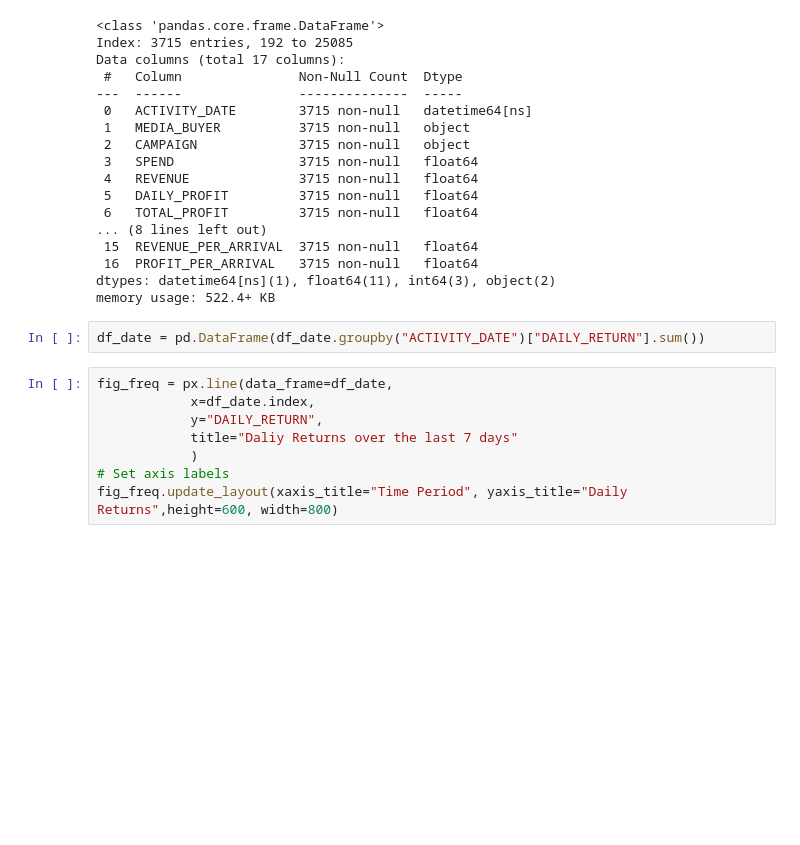
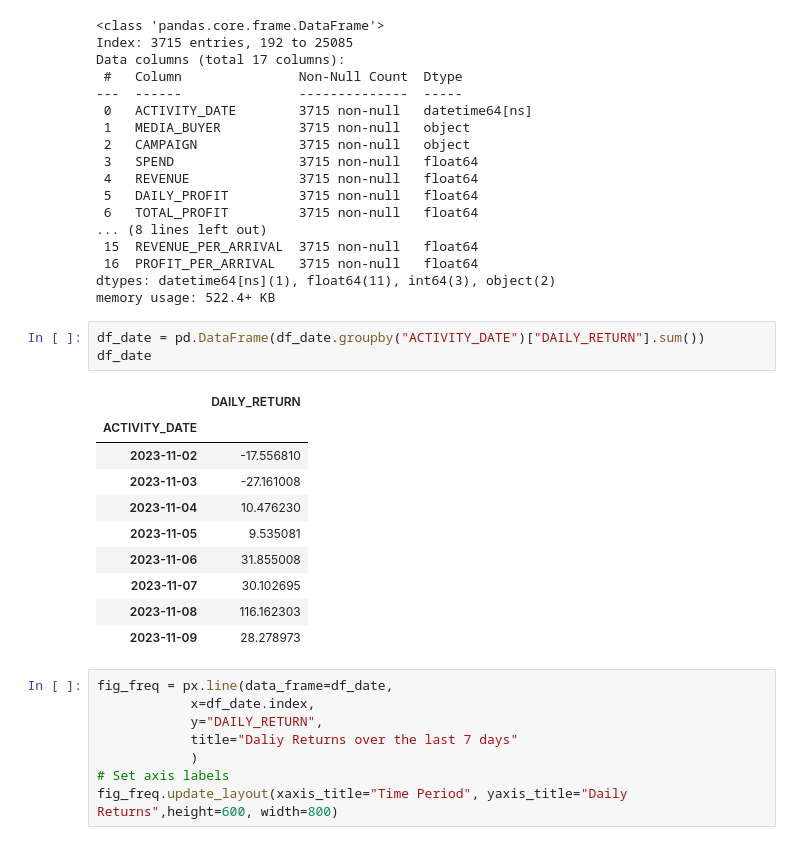
Before and after one commit to Lekewhite01/upwork_projects, a Jupyter notebook: streamlit_app_rick/data_exploration.ipynb, the cells around one changed output. Cells and saved outputs as stored; diff of their text form; blank space fills up the shorter version.

```diff
--- a/streamlit_app_rick/data_exploration.ipynb
+++ b/streamlit_app_rick/data_exploration.ipynb
@@ -136,6 +137,18 @@ dtypes: datetime64[ns](1), float64(11), int64(3), object(2)
 memory usage: 522.4+ KB
 # %%
 df_date = pd.DataFrame(df_date.groupby("ACTIVITY_DATE")["DAILY_RETURN"].sum())
+df_date
+# %% [output]
+|  | DAILY_RETURN |
+| ACTIVITY_DATE |  |
+| 2023-11-02 | -17.556810 |
+| 2023-11-03 | -27.161008 |
+| 2023-11-04 | 10.476230 |
+| 2023-11-05 | 9.535081 |
+| 2023-11-06 | 31.855008 |
+| 2023-11-07 | 30.102695 |
+| 2023-11-08 | 116.162303 |
+| 2023-11-09 | 28.278973 |
 # %%
 fig_freq = px.line(data_frame=df_date,
             x=df_date.index,
```
Also changed, not shown: parts of 4 cells of this notebook, 1 other file.
